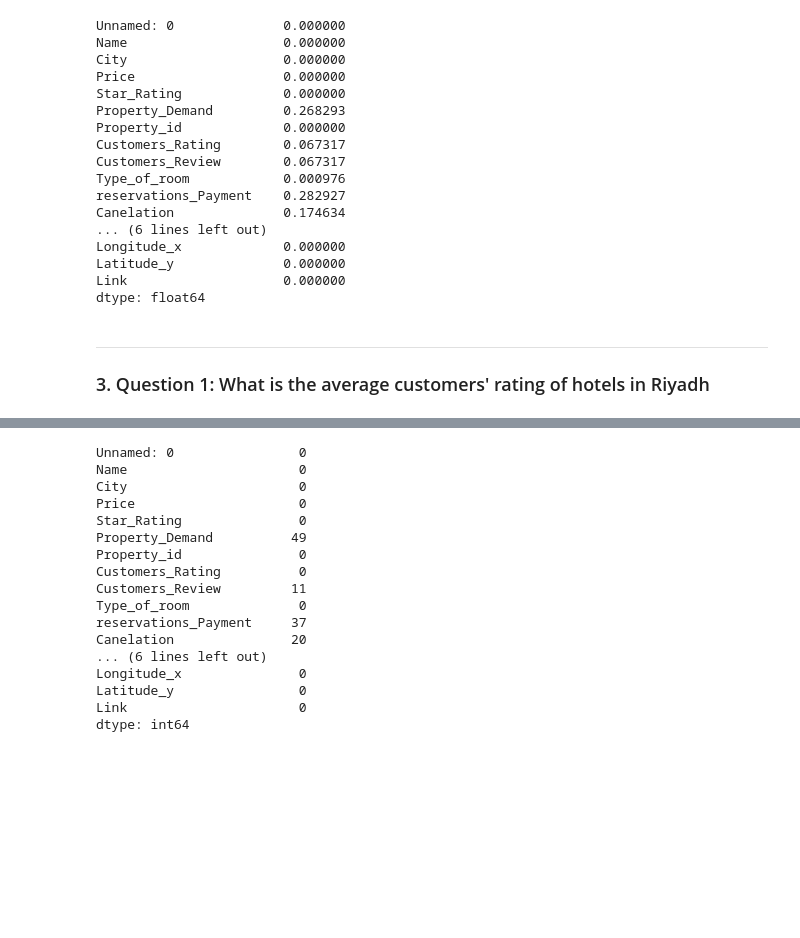
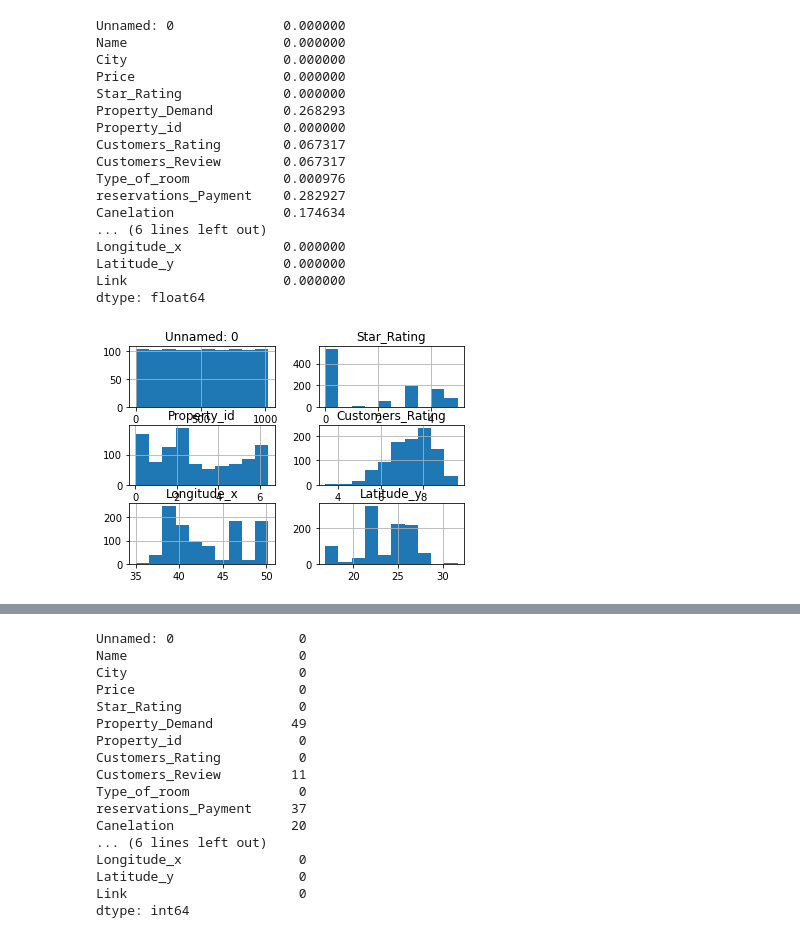
Before and after one commit to OrjwanZaafarani/Data_Science_Nanodegree_Project_1, a Jupyter notebook: Project_1.ipynb, the cells around one changed output, grey strips where cells are left out. Cells and saved outputs as stored; diff of their text form; code cells hidden in the pictures; blank space fills up the shorter version.

```diff
--- a/Project_1.ipynb
+++ b/Project_1.ipynb
@@ -67,6 +66,7 @@ Longitude_x             0.000000
 Latitude_y              0.000000
 Link                    0.000000
 dtype: float64
-# %% [markdown]
----
-### 3. Question 1: What is the average customers' rating of hotels in Riyadh
+# %%
+df.hist();
+# %% [output]
+[figure, added]
```
Also changed, not shown: parts of 24 cells of this notebook.
